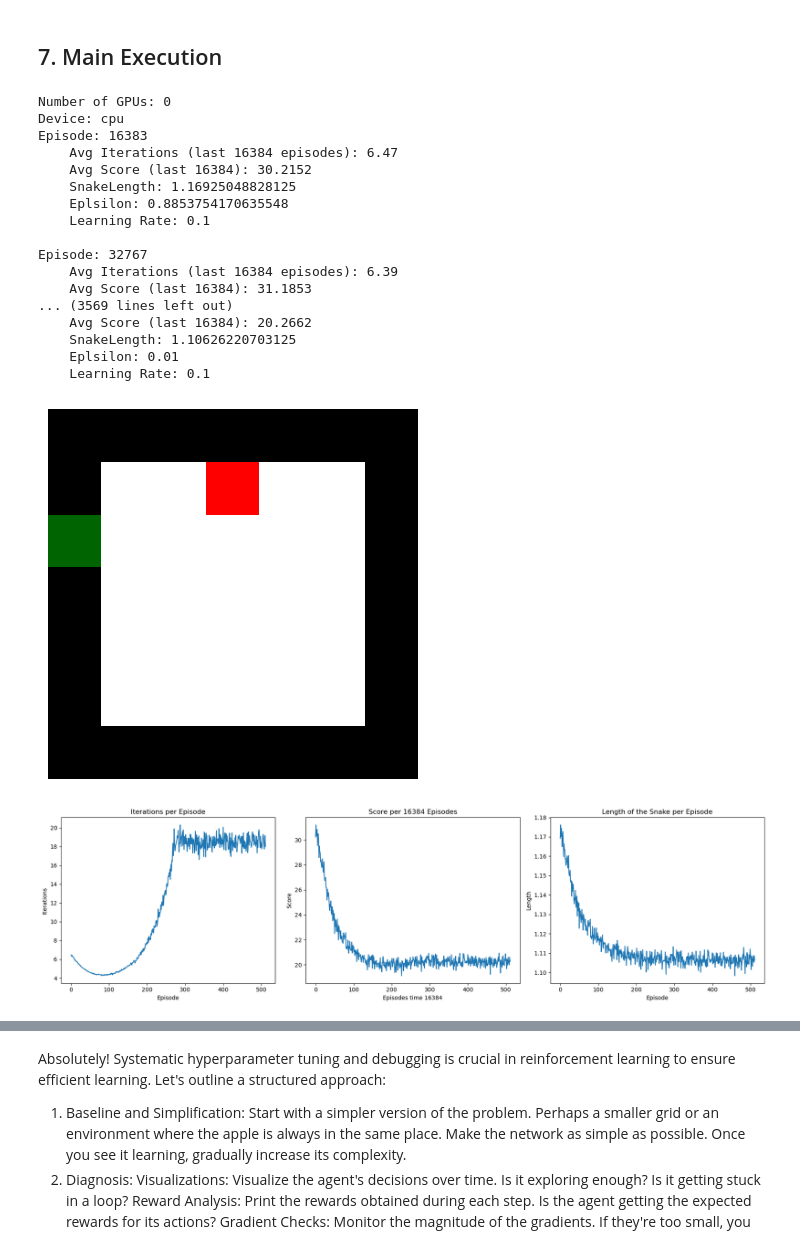
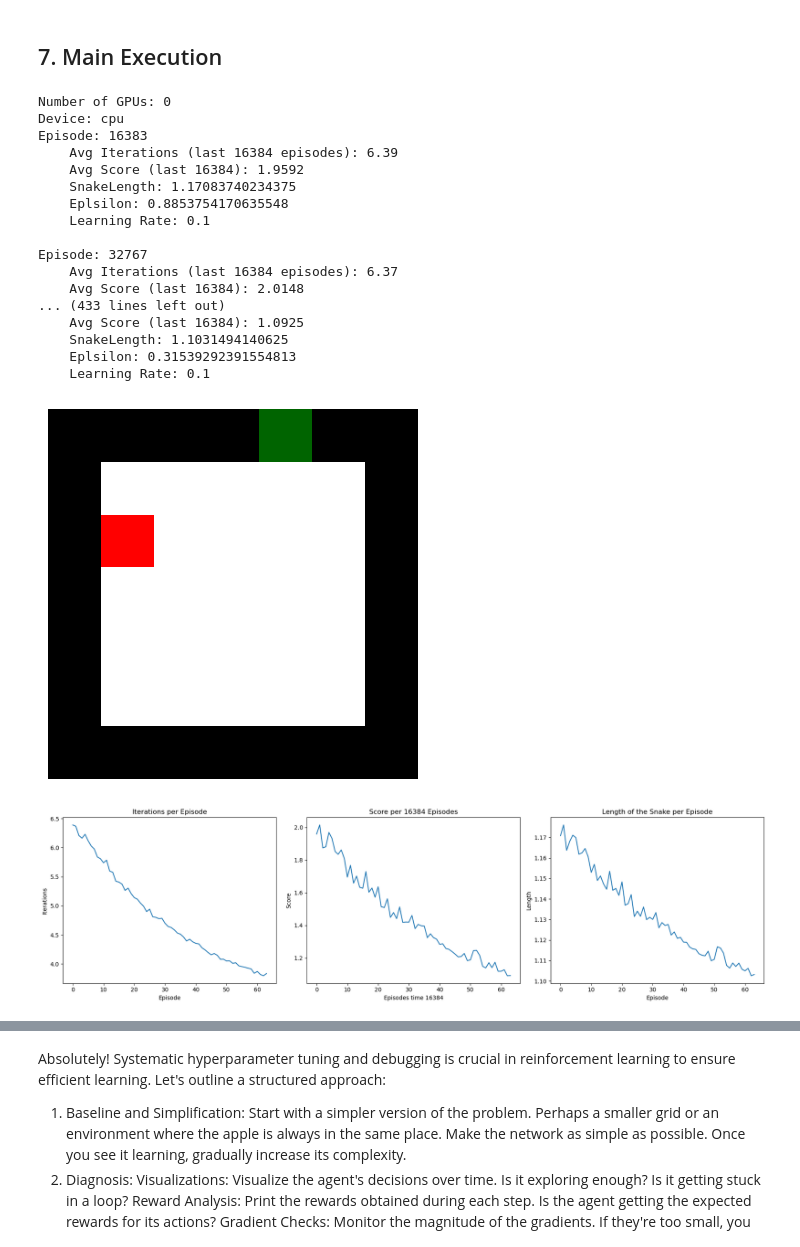
Before and after one commit to Luke-J-Miller/Showcase, a Jupyter notebook: snake_RL/snake-dqn.ipynb, the cells around one changed output, grey strips where cells are left out. Cells and saved outputs as stored; diff of their text form; code cells hidden in the pictures.

Commit message:
Kaggle Notebook | Snake DQN | Version 58

```diff
--- a/snake_RL/snake-dqn.ipynb
+++ b/snake_RL/snake-dqn.ipynb
@@ -36,8 +36,8 @@ PLAYABLE_GRID_SIZE = 5  # Playable grid without walls. Minimum value = 5
 
 # Rewards
 DEATH_PENALTY = -1
-MOVEMENT_BONUS_NUMERATOR = (2*PLAYABLE_GRID_SIZE**2)**0.5  # Divided by the distance to the apple for actual bonus
-APPLE_BONUS = 100
+MOVEMENT_BONUS = 1
+APPLE_BONUS = 10
 WIN_BONUS = 100_000
 STARTING_SCORE = 1
 
@@ -50,7 +50,7 @@ BUFFER_SIZE = 4096
 BATCH_SIZE = 8192
 GAMMA = 0.99
 SYNC_FREQUENCY = 2**6
-EPISODES = 2**23  #using 2**23 for actually running, less for profiling
+EPISODES = 2**20  #using 2**23 for actually running, less for profiling
 SEED = 42
 
 
@@ -209,9 +209,10 @@ def initialize_game(starting_head_location, starting_apple_location):
     apple_location = starting_apple_location
     score = STARTING_SCORE
     game_over = False
-    return game_over, snake_queue, apple_location, score
+    min_distance_to_apple = ((starting_head_location[0]-starting_apple_location[0])**2 + (starting_head_location[1]-starting_apple_location[1])**2)**0.5
+    return game_over, snake_queue, apple_location, score, min_distance_to_apple
 
-def update_state(snake_queue, apple_location, direction, score, num_moves):
+def update_state(snake_queue, apple_location, direction, score, num_moves, min_distance_to_apple):
     num_moves += 1
     def move_snake(snake_queue, direction):
         head_location = snake_queue[-1]
@@ -226,31 +227,34 @@ def update_state(snake_queue, apple_location, direction, score, num_moves):
             head_location = (head_location[0], head_location[1]+1)
         return head_location
 
-    def score_and_process_move(head_location, snake_queue, apple_location, score, num_moves):
+    def score_and_process_move(head_location, snake_queue, apple_location, score, num_moves, min_distance_to_apple):
         distance_to_apple = ((head_location[0]-apple_location[0])**2 + (head_location[1]-apple_location[1])**2)**0.5
         walls = [0, TOTAL_GRID_SIZE - 1]
+        min_distance_to_apple = ((head_location[0]-apple_location[0])**2 + (head_location[1]-apple_location[1])**2)**0.5
         if head_location == apple_location:
             num_moves = 0
             score += APPLE_BONUS * len(snake_queue)
             apple_location = eat_apple(snake_queue)
+            min_distance_to_apple = ((head_location[0]-apple_location[0])**2 + (head_location[1]-apple_location[1])**2)**0.5
             snake_queue.append(head_location)
         else:
             snake_queue.pop(0)
             if (head_location in snake_queue) or (head_location[0] in walls or head_location[1] in walls):
                 score += DEATH_PENALTY
                 snake_queue.append(head_location)
-                return True, snake_queue, apple_location, score, num_moves
+                return True, snake_queue, apple_location, score, num_moves, min_distance_to_apple
             # Snake just moves
             else:
                 snake_queue.append(head_location)
-                score += (MOVEMENT_BONUS_NUMERATOR - (distance_to_apple/2))/num_moves
+                if distance_to_apple < min_distance_to_apple:
+                    score += MOVEMENT_BONUS
         if len(snake_queue) == MAX_SNAKE_LENGTH:
             score += WIN_BONUS
-            return True, snake_queue, apple_location, score, num_moves
-        return False, snake_queue, apple_location, score, num_moves
+            return True, snake_queue, apple_location, score, num_moves, min_distance_to_apple
+        return False, snake_queue, apple_location, score, num_moves, min_distance_to_apple
     head_location = move_snake(snake_queue, direction)
-    done, snake_queue, apple_location, score, num_moves =  score_and_process_move(head_location, snake_queue, apple_location, score, num_moves)
-    return done, snake_queue, apple_location, score, num_moves
+    done, snake_queue, apple_location, score, num_moves, min_distance_to_apple =  score_and_process_move(head_location, snake_queue, apple_location, score, num_moves, min_distance_to_apple)
+    return done, snake_queue, apple_location, score, num_moves, min_distance_to_apple
 # %% [markdown]
 ## 6. Model Initiation
 
@@ -394,7 +398,7 @@ def main():
         starting_head_location = random.choice(list(EMPTY_GRID_SET))
         starting_apple_location = random.choice(list(EMPTY_GRID_SET - set(starting_head_location)))
 
-        done, snake_queue, apple_location, score = initialize_game(starting_head_location, starting_apple_location)
+        done, snake_queue, apple_location, score, min_distance_to_apple = initialize_game(starting_head_location, starting_apple_location)
 
         # Convert game state to a tensor representation
         state = encode_state(snake_queue, apple_location, score)
@@ -402,13 +406,16 @@ def main():
         # Episode loop
         while not done:
             action_index = agent.get_action(state)
-            done, snake_queue, apple_location, score, num_moves = update_state(snake_queue, apple_location, action_mapping[action_index], score, num_moves)
+            done, snake_queue, apple_location, score, num_moves, min_distance_to_apple = update_state(
+                snake_queue, apple_location, action_mapping[action_index], score, num_moves, min_distance_to_apple
+            )
             state = encode_state(snake_queue, apple_location, score)
             agent.buffer.push(state, action_index, score, state, done)
             agent.update()
             iteration_count += 1
 
         # Update moving averages for this episode
+
         moving_avg_iterations.append(iteration_count)
         moving_avg_scores.append(score)
         moving_avg_length.append(len(snake_queue))
@@ -420,41 +427,41 @@ def main():
             plot_board = False
             avg_iterations, avg_score, avg_length = my_plot_fn(moving_avg_iterations, moving_avg_scores, moving_avg_length, eps, lr, episode, state, plot_board)
 
             # Update the lists for final plotting
             iterations_plot_list.append(avg_iterations)
             scores_plot_list.append(avg_score)
             length_plot_list.append(avg_length)
 
         # Decay the exploration factor epsilon
         agent.decay_epsilon()
 
         # Sync target network weights with main network weights periodically
         if episode % SYNC_FREQUENCY == 0:
             agent.sync_target()
 
     # Final visualizations after training completion
     plot_game_board(state)
     plot_series(iterations_plot_list, scores_plot_list, length_plot_list)
 
 # Profiling the main function to analyze performance
 cProfile.run('main()')
 # %% [output]
 Number of GPUs: 0
 Device: cpu
 Episode: 16383
-    Avg Iterations (last 16384 episodes): 6.47
-    Avg Score (last 16384): 30.2152
-    SnakeLength: 1.16925048828125
+    Avg Iterations (last 16384 episodes): 6.39
+    Avg Score (last 16384): 1.9592
+    SnakeLength: 1.17083740234375
     Eplsilon: 0.8853754170635548
     Learning Rate: 0.1
 
 Episode: 32767
-    Avg Iterations (last 16384 episodes): 6.39
-    Avg Score (last 16384): 31.1853
-... (3569 lines left out)
-    Avg Score (last 16384): 20.2662
-    SnakeLength: 1.10626220703125
-    Eplsilon: 0.01
+    Avg Iterations (last 16384 episodes): 6.37
+    Avg Score (last 16384): 2.0148
+... (433 lines left out)
+    Avg Score (last 16384): 1.0925
+    SnakeLength: 1.1031494140625
+    Eplsilon: 0.31539292391554813
     Learning Rate: 0.1
-[figure, old version]
+[figure, new version]
-[figure, old version]
+[figure, new version]
```
Also changed, not shown: parts of 1 cell of this notebook.
